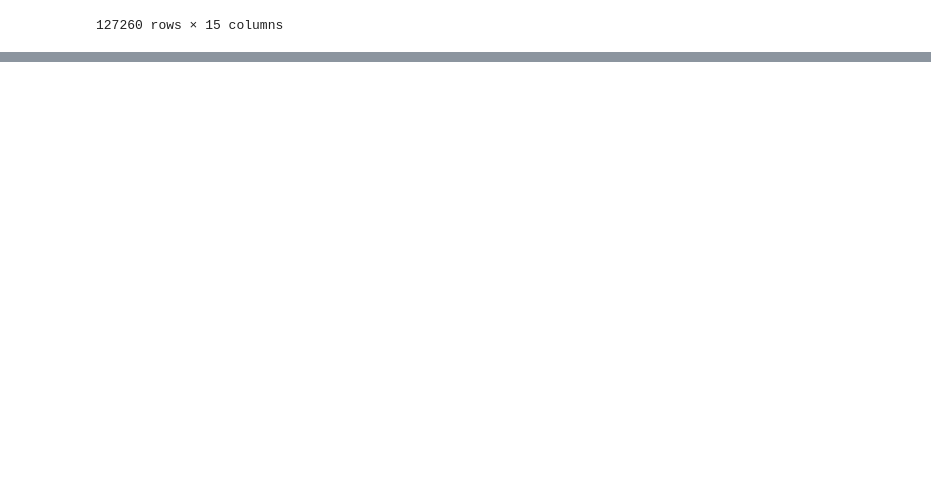
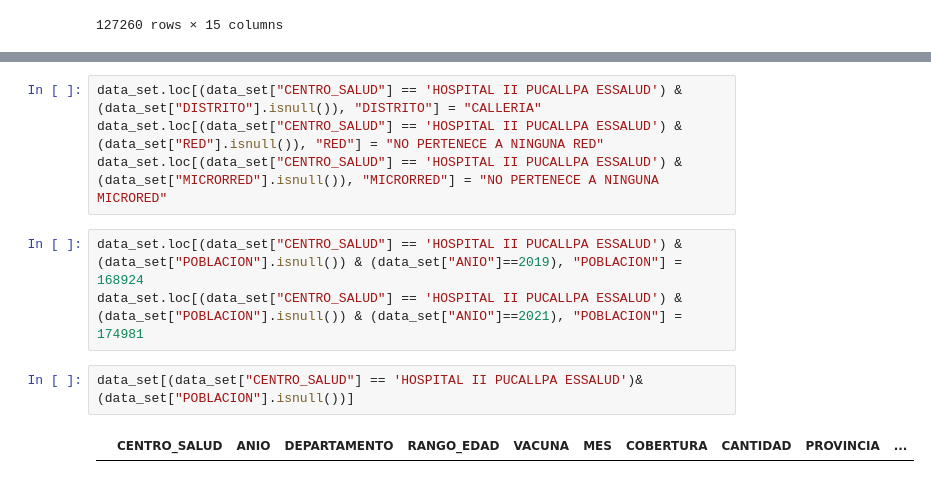
Before and after one commit to lulloaX/group3_unicef, a Jupyter notebook: Scripts/EDA.ipynb, the cells around one changed output, grey strips where cells are left out. Saved outputs shown, nothing was run; the diff lists cells and outputs as text; blank space fills up the shorter version.

```diff
--- a/Scripts/EDA.ipynb
+++ b/Scripts/EDA.ipynb
@@ -19,0 +64,11 @@ data_set
+# %%
+data_set.loc[(data_set["CENTRO_SALUD"] == 'HOSPITAL II PUCALLPA ESSALUD') & (data_set["DISTRITO"].isnull()), "DISTRITO"] = "CALLERIA"
+data_set.loc[(data_set["CENTRO_SALUD"] == 'HOSPITAL II PUCALLPA ESSALUD') & (data_set["RED"].isnull()), "RED"] = "NO PERTENECE A NINGUNA RED"
+data_set.loc[(data_set["CENTRO_SALUD"] == 'HOSPITAL II PUCALLPA ESSALUD') & (data_set["MICRORRED"].isnull()), "MICRORRED"] = "NO PERTENECE A NINGUNA MICRORED"
+# %%
+data_set.loc[(data_set["CENTRO_SALUD"] == 'HOSPITAL II PUCALLPA ESSALUD') & (data_set["POBLACION"].isnull()) & (data_set["ANIO"]==2019), "POBLACION"] = 168924
+data_set.loc[(data_set["CENTRO_SALUD"] == 'HOSPITAL II PUCALLPA ESSALUD') & (data_set["POBLACION"].isnull()) & (data_set["ANIO"]==2021), "POBLACION"] = 174981
+# %%
+data_set[(data_set["CENTRO_SALUD"] == 'HOSPITAL II PUCALLPA ESSALUD')&(data_set["POBLACION"].isnull())]
+# %% [output]
+|  | CENTRO_SALUD | ANIO | DEPARTAMENTO | RANGO_EDAD | VACUNA | MES | COBERTURA | CANTIDAD | PROVINCIA | ... |
```
Also changed, not shown: parts of 31 cells of this notebook, 1 other file.
